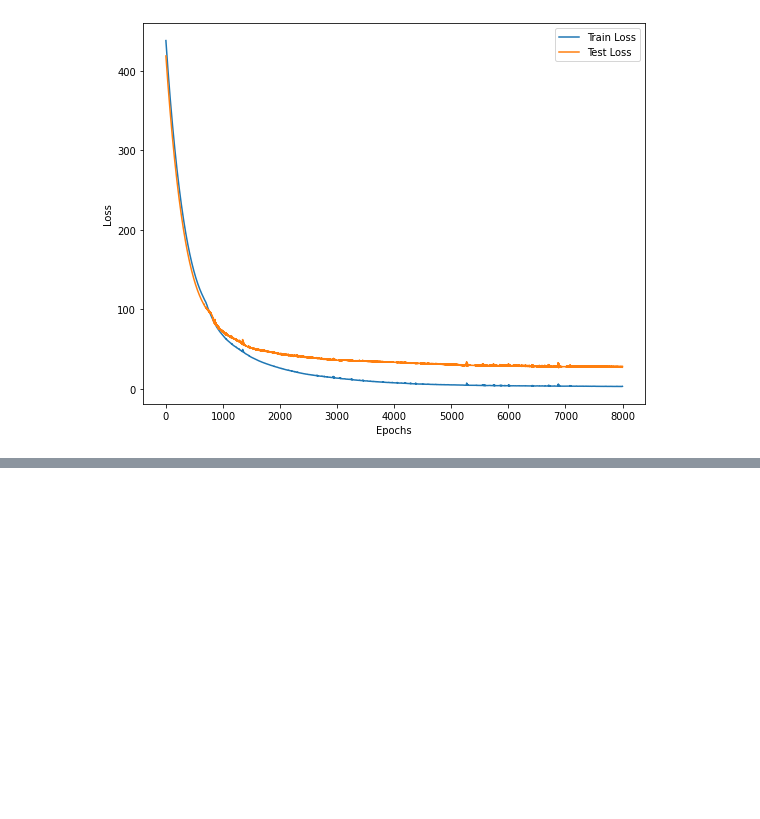
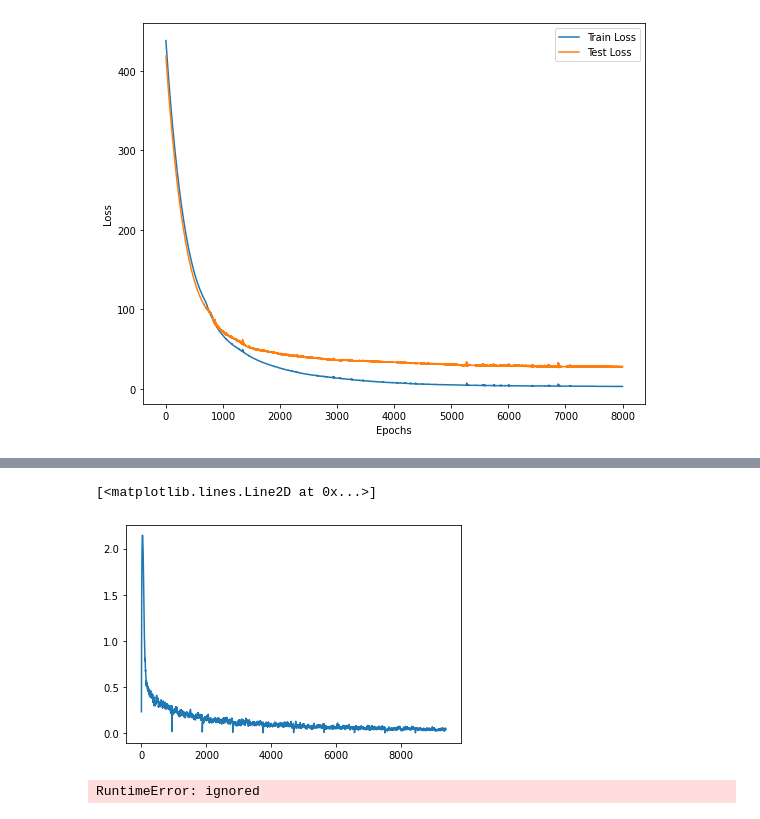
Before and after one commit to ilirsheraj/AutoEncoders-GANs, a Jupyter notebook: Chpt_01_Basics_DL.ipynb, the cells around one changed output, grey strips where cells are left out. Drawn from its saved outputs; the diff is of its cells as text; code cells hidden in the pictures; blank space fills up the shorter version.

```diff
--- a/Chpt_01_Basics_DL.ipynb
+++ b/Chpt_01_Basics_DL.ipynb
@@ -364,0 +511,65 @@ plt.show()
+# %%
+class MLP(nn.Module):
+  def __init__(self):
+    super(MLP, self).__init__()
+    self.fc1 = nn.Linear(28*28, 500)
+    self.fc2 = nn.Linear(500, 256)
+    self.fc3 = nn.Linear(256, 10)
+  def forward(self, x):
+    x = x.view(-1, 28*28)
+    x = torch.relu(self.fc1(x))
+    x = torch.relu(self.fc2(x))
+    x = self.fc3(x)
+    return x
+
+  def name(self):
+      return "MLP"
+# %%
+model = MLP()
+optimizer = torch.optim.SGD(model.parameters(),lr = 0.01, momentum = 0.9)
+loss_fn = nn.CrossEntropyLoss()
+# %%
+epochs = 10
+history=[]
+for epoch in range(epochs):
+  avg_loss = 0
+  for batch_idx, (x, y) in enumerate(train_loader):
+    optimizer.zero_grad()
+    x, y = Variable(x), Variable(y)
+    y_pred = model(x)
+    loss = loss_fn(y_pred, y)
+    avg_loss = avg_loss * 0.9 + loss.data * 0.1
+    history.append(avg_loss)
+    loss.backward()
+    optimizer.step()
+# %%
+plt.plot(history)
+# %% [output]
+[<matplotlib.lines.Line2D at 0x...>]
+[figure, added]
+# %%
+# Train the model
+numepochs = 10
+batchTrain =[]
+batchTest = []
+trainAcc = []
+testAcc = []
+
+for epoch in range(numepochs):
+    avg_loss = 0
+    for batch_idx, (x,y) in enumerate(train_loader):
+        optimizer.zero_grad()
+        x,y = Variable(x), Variable(y)
+        y_pred = model(x)
+        loss = lossfun(y_pred,y)
+        avg_loss = avg_loss*0.9 + loss.data*0.1
+        batchTrain = []
+        loss.backward()
+        optimizer.step()
+    trainLoss.append(np.mean(batchTrain))
+    for batch_tdx, (x,y) in enumerate(test_loader):
+        test_loss = lossfun(y,model(x))
+        batchTest.append(test_loss.data)
+    testLoss.append(np.mean(batchTest))
+# %% [output]
+RuntimeError: ignored
```
Also changed, not shown: parts of 13 cells of this notebook.
